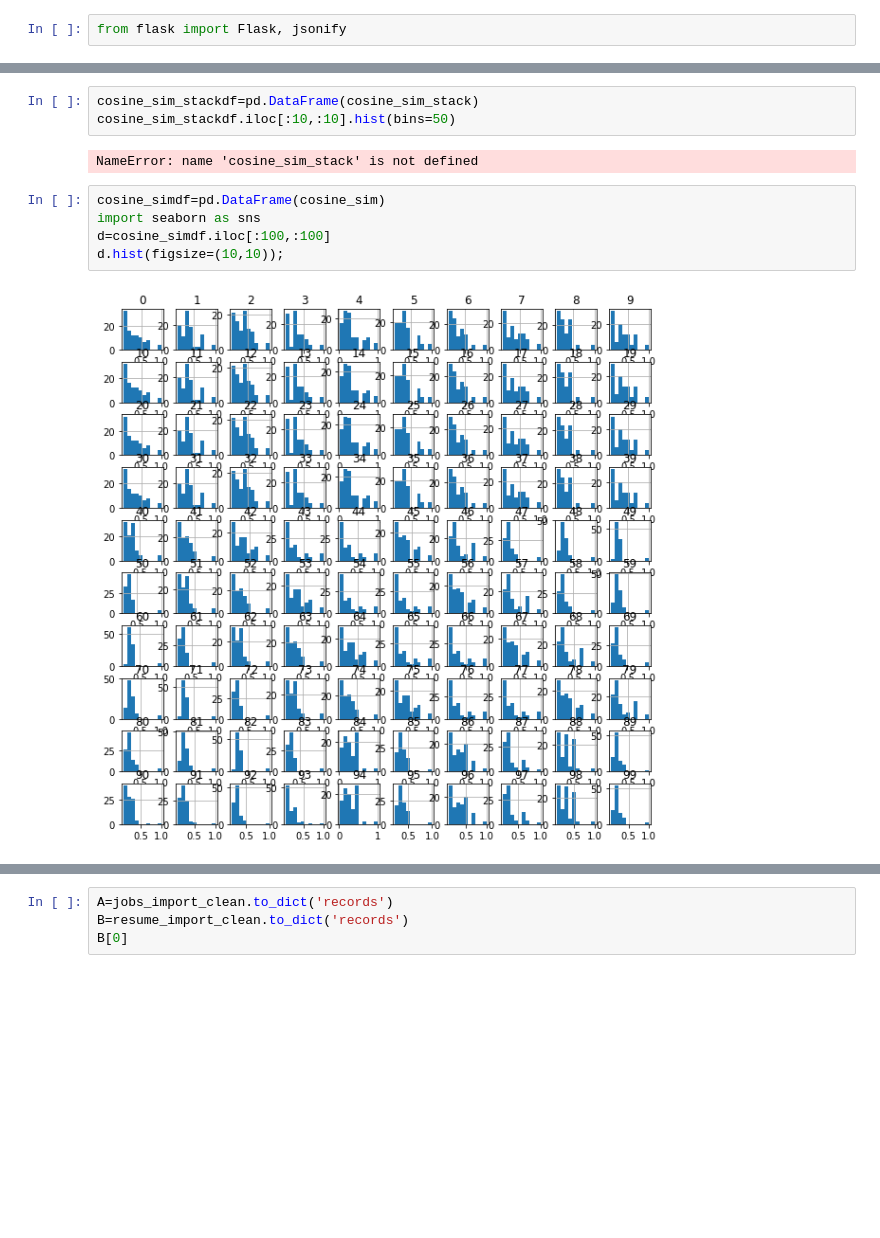
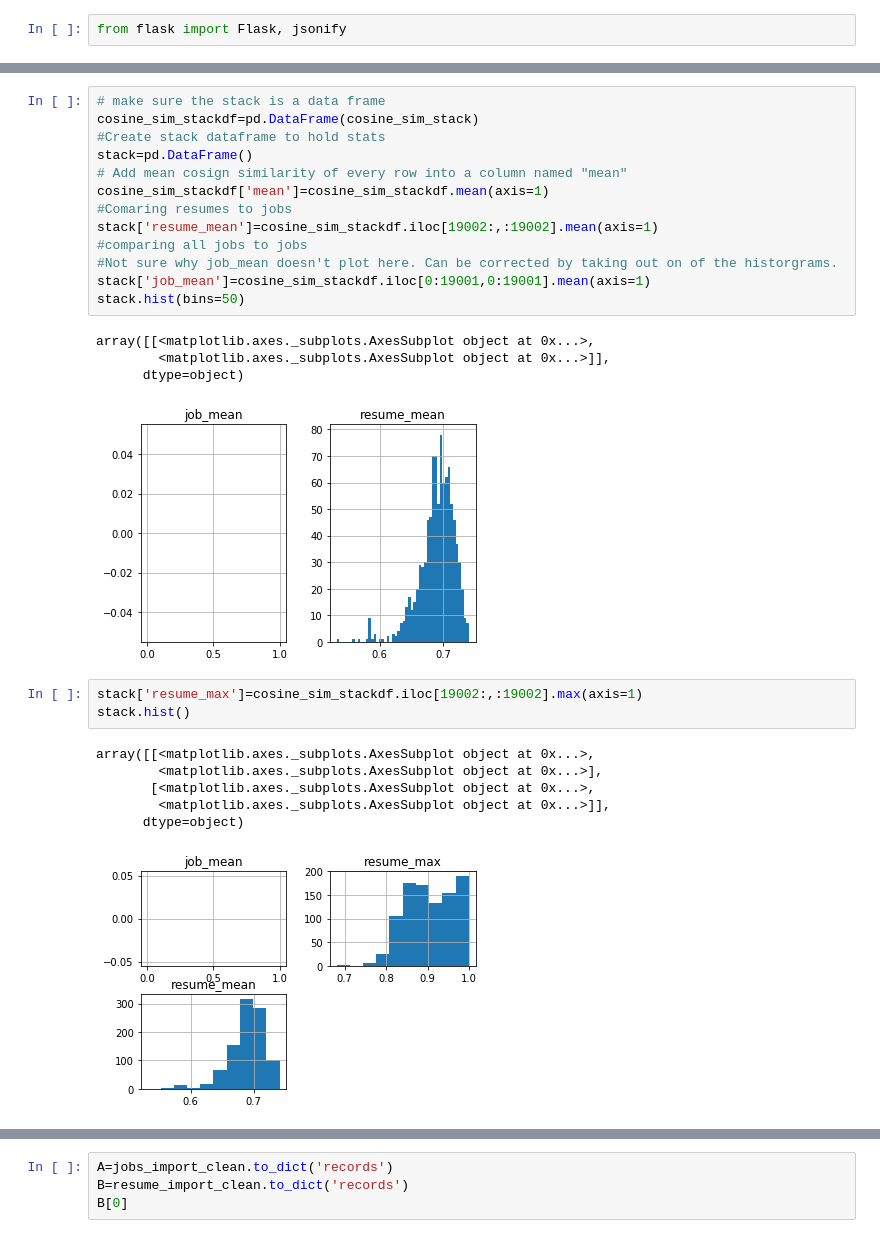
Before and after one commit to joelwwiggins/Website-Project, a Jupyter notebook: job_desc_resume.ipynb, the cells around one changed output, grey strips where cells are left out. Cells and saved outputs as stored; diff of their text form; blank space fills up the shorter version.

Commit message:
updated stack dataframe with max and highest average simiarlity scores.

```diff
--- a/job_desc_resume.ipynb
+++ b/job_desc_resume.ipynb
@@ -107,12 +49,28 @@ KeyboardInterrupt:
-# %%
-cosine_sim_stackdf=pd.DataFrame(cosine_sim_stack)
-cosine_sim_stackdf.iloc[:10,:10].hist(bins=50)
-# %% [output]
-NameError: name 'cosine_sim_stack' is not defined
-# %%
-cosine_simdf=pd.DataFrame(cosine_sim)
-import seaborn as sns
-d=cosine_simdf.iloc[:100,:100]
-d.hist(figsize=(10,10));
-# %% [output]
-[figure, removed]
+# %%
+# make sure the stack is a data frame
+cosine_sim_stackdf=pd.DataFrame(cosine_sim_stack)
+#Create stack dataframe to hold stats
+stack=pd.DataFrame()
+# Add mean cosign similarity of every row into a column named "mean"
+cosine_sim_stackdf['mean']=cosine_sim_stackdf.mean(axis=1)
+#Comaring resumes to jobs
+stack['resume_mean']=cosine_sim_stackdf.iloc[19002:,:19002].mean(axis=1)
+#comparing all jobs to jobs
+#Not sure why job_mean doesn't plot here. Can be corrected by taking out on of the historgrams.
+stack['job_mean']=cosine_sim_stackdf.iloc[0:19001,0:19001].mean(axis=1)
+stack.hist(bins=50)
+# %% [output]
+array([[<matplotlib.axes._subplots.AxesSubplot object at 0x...>,
+        <matplotlib.axes._subplots.AxesSubplot object at 0x...>]],
+      dtype=object)
+[figure, added]
+# %%
+stack['resume_max']=cosine_sim_stackdf.iloc[19002:,:19002].max(axis=1)
+stack.hist()
+# %% [output]
+array([[<matplotlib.axes._subplots.AxesSubplot object at 0x...>,
+        <matplotlib.axes._subplots.AxesSubplot object at 0x...>],
+       [<matplotlib.axes._subplots.AxesSubplot object at 0x...>,
+        <matplotlib.axes._subplots.AxesSubplot object at 0x...>]],
+      dtype=object)
+[figure, added]
```
Also changed, not shown: parts of 10 cells of this notebook.
